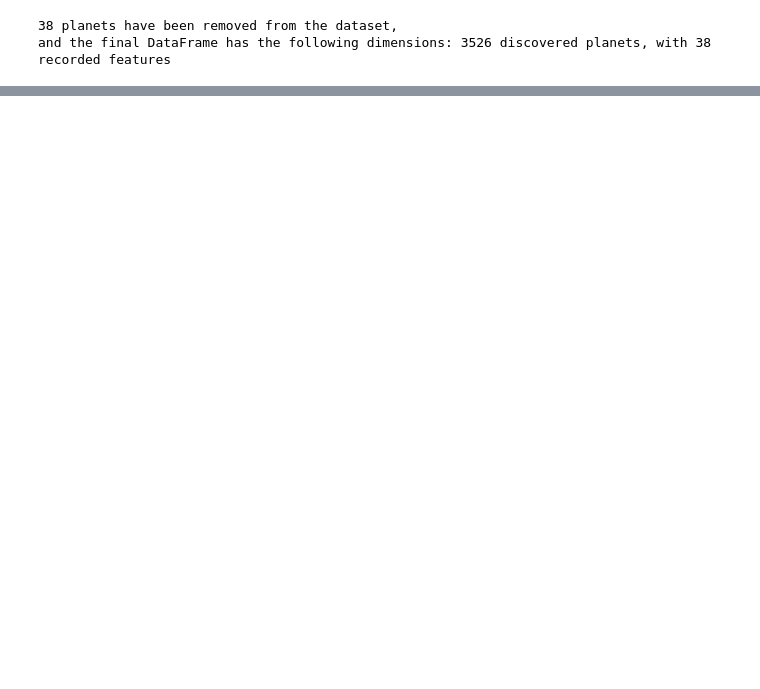
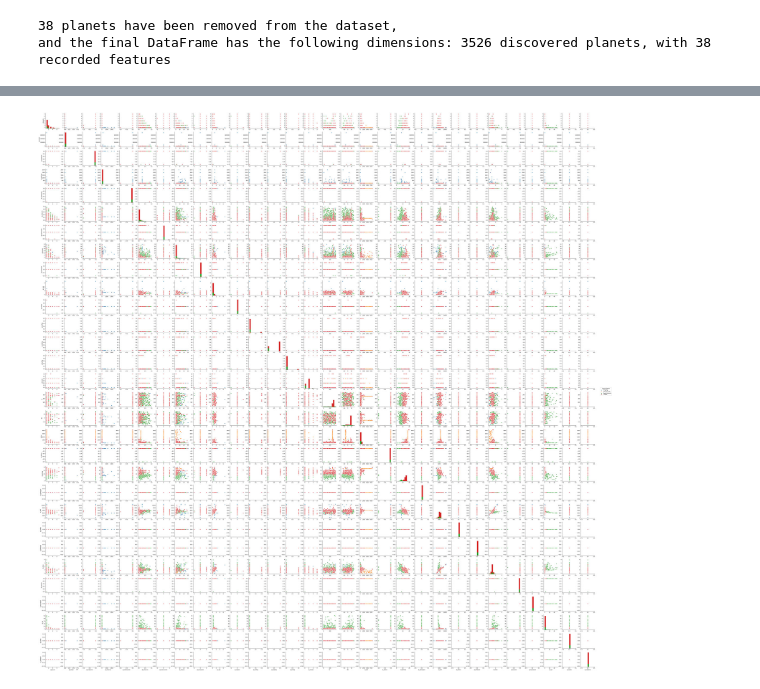
Before and after one commit to jakobgu/FAES_BIOF309_Exoplanets, a Jupyter notebook: planets.ipynb, the cells around one changed output, grey strips where cells are left out. Saved outputs shown, nothing was run; the diff lists cells and outputs as text; code cells hidden in the pictures; blank space fills up the shorter version.

```diff
--- a/planets.ipynb
+++ b/planets.ipynb
@@ -499,0 +358,4 @@ plt.show()
+# %%
+Image(filename = '/Users/gutzmannjj/Work/AnacondaProjects/FAES_BIOF309_Exoplanets/pairplot_downsized.jpg')
+# %% [output]
+[figure, added]
```
Also changed, not shown: parts of 22 cells of this notebook, 3 other files.
